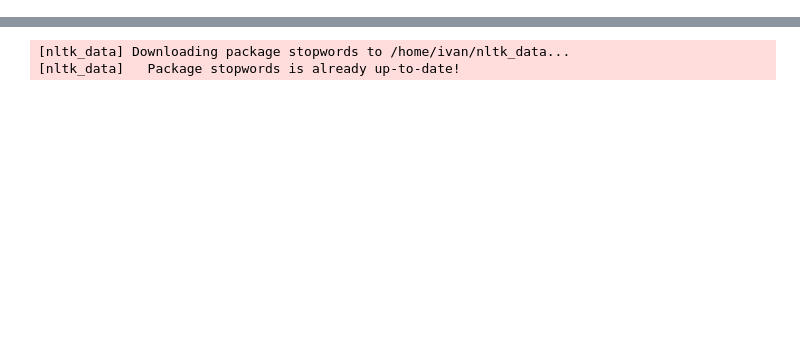
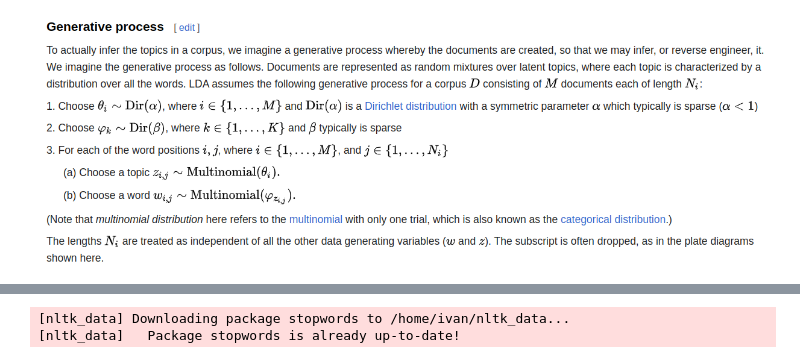
Before and after one commit to dniprocat/topicmod, a Jupyter notebook: LDA.ipynb, the cells around one changed output, grey strips where cells are left out. Cells and saved outputs as stored; diff of their text form; code cells hidden in the pictures; blank space fills up the shorter version.

```diff
--- a/LDA.ipynb
+++ b/LDA.ipynb
@@ -0,0 +32,4 @@
+# %%
+Image(filename='2.png')
+# %% [output]
+[figure, added]
```
Also changed, not shown: parts of 24 cells of this notebook.
